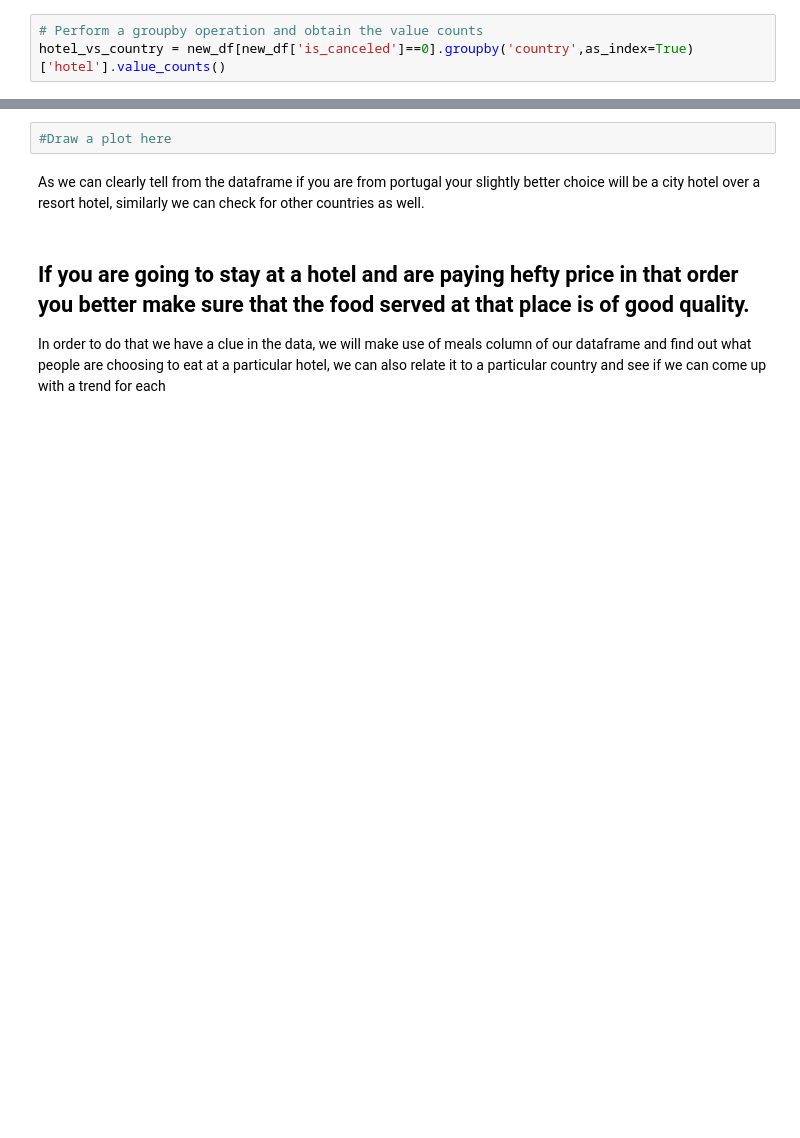
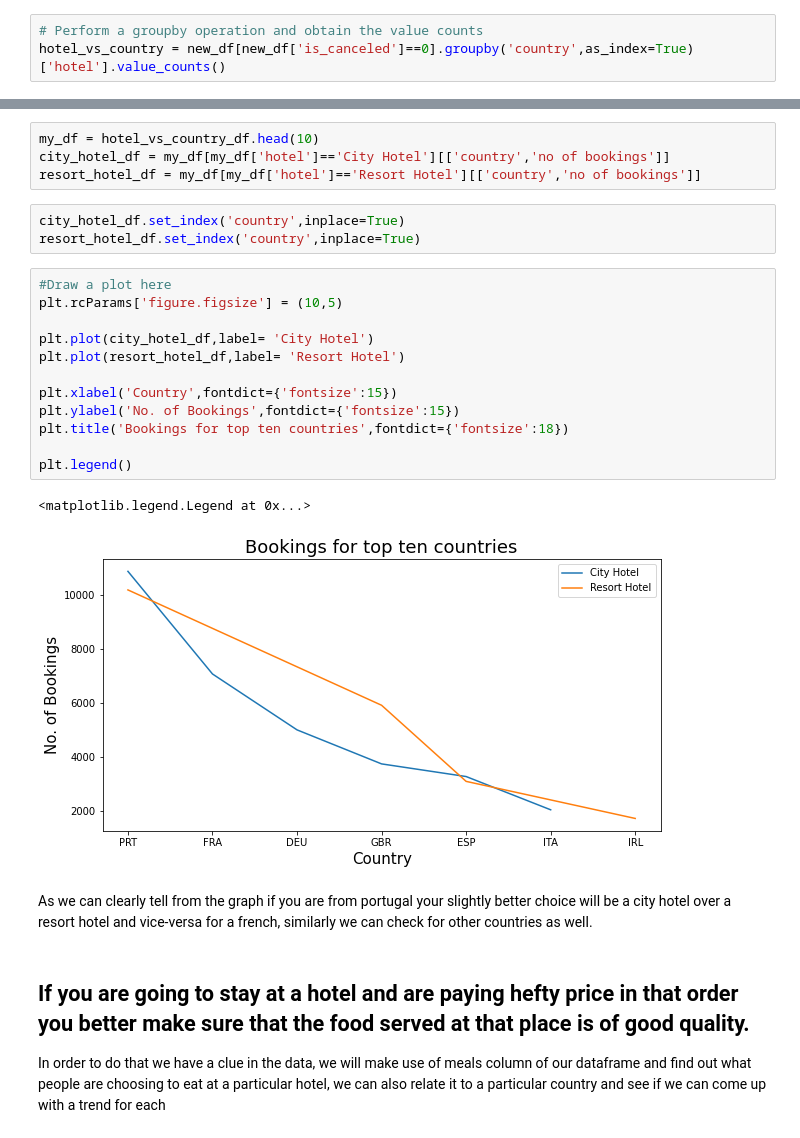
Before and after one commit to Tawheed-DS/Hotel-booking-analysis, a Jupyter notebook: CH_Tawheed_Hotel_Booking_Analysis_Capstone_Project.ipynb, the cells around one changed output, grey strips where cells are left out. Saved outputs shown, nothing was run; the diff lists cells and outputs as text; blank space fills up the shorter version.

```diff
--- a/CH_Tawheed_Hotel_Booking_Analysis_Capstone_Project.ipynb
+++ b/CH_Tawheed_Hotel_Booking_Analysis_Capstone_Project.ipynb
@@ -303,7 +290,27 @@ hotel_vs_country_df
-# %%
-#Draw a plot here
+# %%
+my_df = hotel_vs_country_df.head(10)
+city_hotel_df = my_df[my_df['hotel']=='City Hotel'][['country','no of bookings']]
+resort_hotel_df = my_df[my_df['hotel']=='Resort Hotel'][['country','no of bookings']]
+# %%
+city_hotel_df.set_index('country',inplace=True)
+resort_hotel_df.set_index('country',inplace=True)
+# %%
+#Draw a plot here
+plt.rcParams['figure.figsize'] = (10,5)
+
+plt.plot(city_hotel_df,label= 'City Hotel')
+plt.plot(resort_hotel_df,label= 'Resort Hotel')
+
+plt.xlabel('Country',fontdict={'fontsize':15})
+plt.ylabel('No. of Bookings',fontdict={'fontsize':15})
+plt.title('Bookings for top ten countries',fontdict={'fontsize':18})
+
+plt.legend()
+# %% [output]
+<matplotlib.legend.Legend at 0x...>
+[figure, added]
 # %% [markdown]
-As we can clearly tell from the dataframe if you are from portugal your slightly better choice will be a city hotel over a resort hotel, similarly we can check for other countries as well.
+As we can clearly tell from the graph if you are from portugal your slightly better choice will be a city hotel over a resort hotel and vice-versa for a french, similarly we can check for other countries as well.
 # %% [markdown]
 ## If you are going to stay at a hotel and are paying hefty price in that order you better make sure that the food served at that place is of good quality.
  In order to do that we have a clue in the data, we will make use of meals column of our dataframe and find out what people are choosing to eat at a particular hotel, we can also relate it to a particular country and see if we can come up with a trend for each
```
Also changed, not shown: parts of 25 cells of this notebook.
